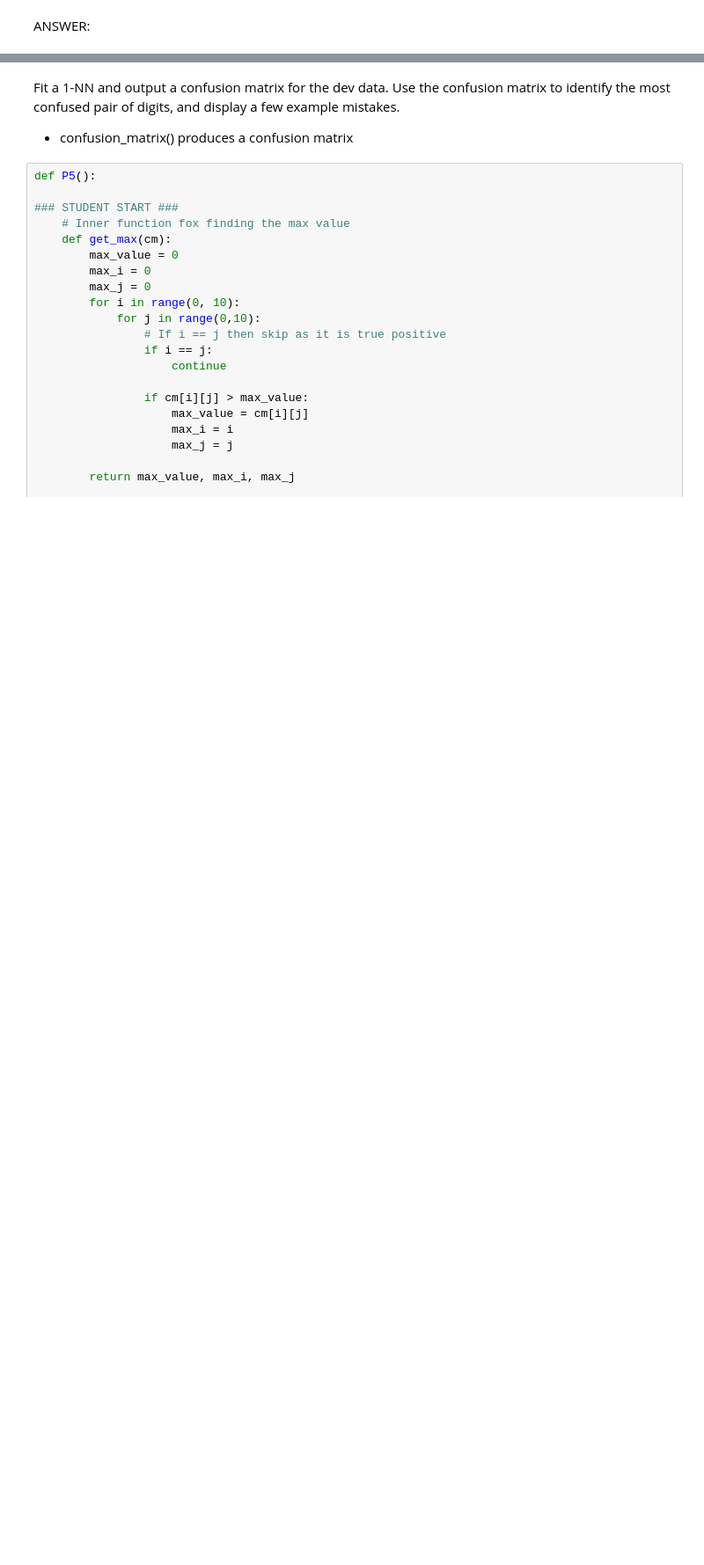
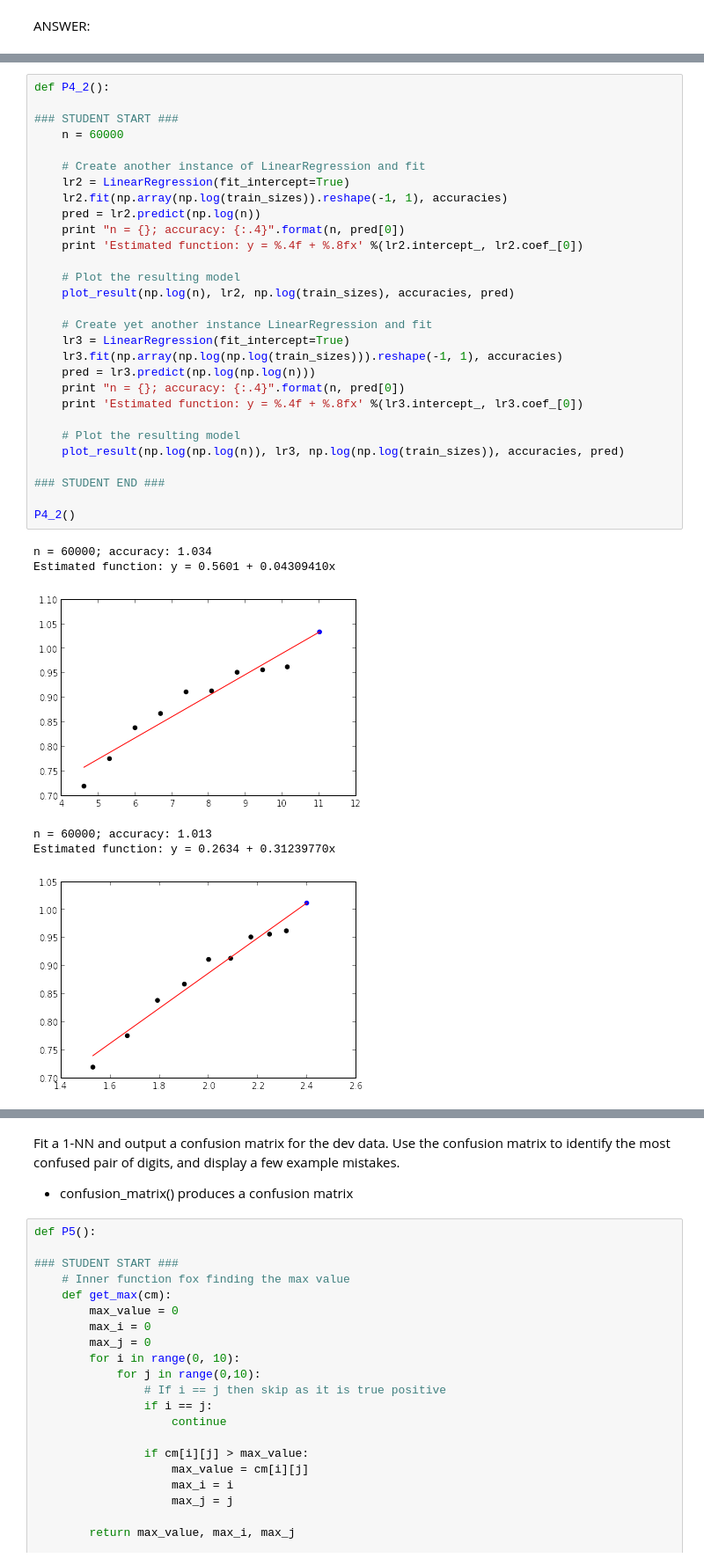
Before and after one commit to takoloco/w207, a Jupyter notebook: p1/tako_hisada_p1.ipynb, the cells around one changed output, grey strips where cells are left out. Shown at 88% size. Cells and saved outputs as stored; diff of their text form; blank space fills up the shorter version.

```diff
--- a/p1/tako_hisada_p1.ipynb
+++ b/p1/tako_hisada_p1.ipynb
@@ -245,0 +263,36 @@ ANSWER:
+# %%
+def P4_2():
+
+### STUDENT START ###
+    n = 60000
+
+    # Create another instance of LinearRegression and fit
+    lr2 = LinearRegression(fit_intercept=True)
+    lr2.fit(np.array(np.log(train_sizes)).reshape(-1, 1), accuracies)
+    pred = lr2.predict(np.log(n))
+    print "n = {}; accuracy: {:.4}".format(n, pred[0])
+    print 'Estimated function: y = %.4f + %.8fx' %(lr2.intercept_, lr2.coef_[0])
+
+    # Plot the resulting model
+    plot_result(np.log(n), lr2, np.log(train_sizes), accuracies, pred)
+
+    # Create yet another instance LinearRegression and fit
+    lr3 = LinearRegression(fit_intercept=True)
+    lr3.fit(np.array(np.log(np.log(train_sizes))).reshape(-1, 1), accuracies)
+    pred = lr3.predict(np.log(np.log(n)))
+    print "n = {}; accuracy: {:.4}".format(n, pred[0])
+    print 'Estimated function: y = %.4f + %.8fx' %(lr3.intercept_, lr3.coef_[0])
+
+    # Plot the resulting model
+    plot_result(np.log(np.log(n)), lr3, np.log(np.log(train_sizes)), accuracies, pred)
+
+### STUDENT END ###
+
+P4_2()
+# %% [output]
+n = 60000; accuracy: 1.034
+Estimated function: y = 0.5601 + 0.04309410x
+[figure, added]
+n = 60000; accuracy: 1.013
+Estimated function: y = 0.2634 + 0.31239770x
+[figure, added]
```
Also changed, not shown: parts of 9 cells of this notebook.
